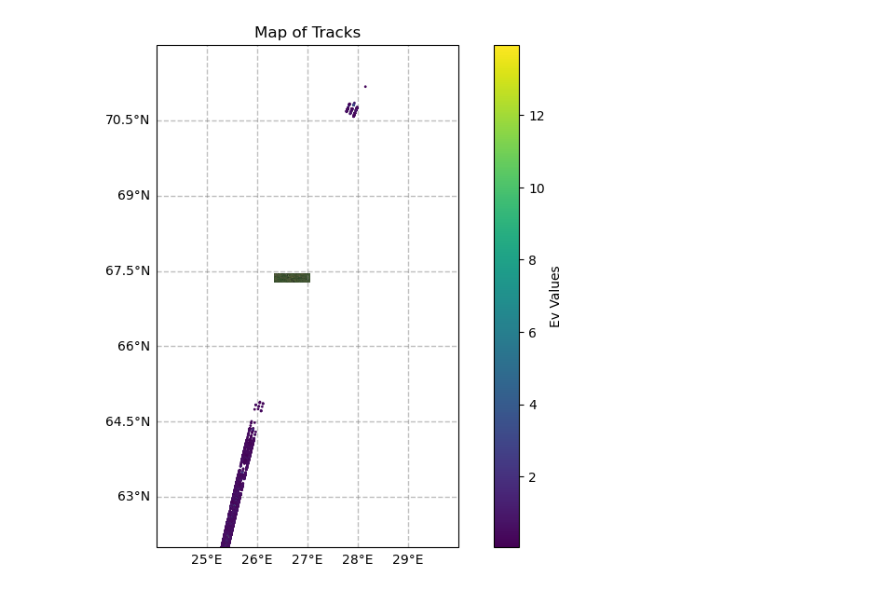
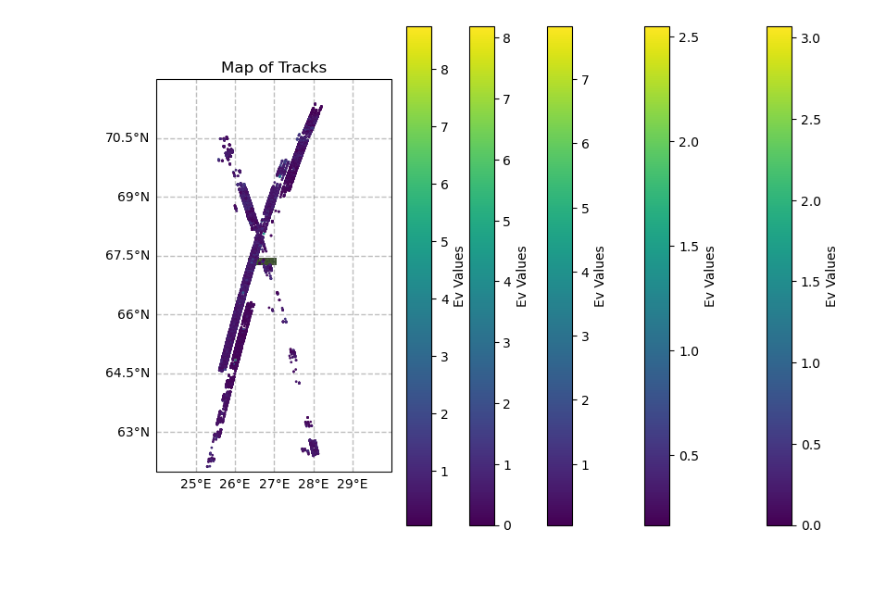
Before and after one commit to thomaslaraia/Snowstradamus, a Jupyter notebook: tracks_sodankyla.ipynb, the cells around one changed output. Cells and saved outputs as stored; diff of their text form; code cells hidden in the pictures.

```diff
--- a/tracks_sodankyla.ipynb
+++ b/tracks_sodankyla.ipynb
@@ -1,26 +1,28 @@
 # %%
 from scripts.track_pairs import *
 from scripts.show_tracks import *
 
 dirpath = '../data/sodankyla_full/'
 impath = '../data/sodankyla_cam/'
 # all_ATL03, all_ATL08, failed_ATL03 = track_pairs(dirpath, failed = True)
 all_ATL03, all_ATL08 = track_pairs(dirpath)
+N = len(all_ATL03)
 
 # extent = None
 extent = (24,30,62,72)
 fig, ax = map_setup(map_path = impath + '/sodankyla_cam_image.tiff', extent = extent)
 
 # ax = show_tracks_only_atl03(failed_ATL03, ax)
-ax = show_tracks([all_ATL03[0]], [all_ATL08[0]], ax, c='Ev', CBAR = 1)
+for i in range(N):
+    ax = show_tracks([all_ATL03[i]], [all_ATL08[i]], ax, c='Ev', CBAR = 1)
 
 # i = 5
 # ax = show_tracks([all_ATL03[i]], [all_ATL08[i]], ax, c='Eg', CBAR = 1)
 
 # Show the plot
 plt.show()
 
 # for f in failed_ATL03:
 #     print(f)
 # %% [output]
-[figure, old version]
+[figure, new version]
```
Also changed, not shown: parts of 1 cell of this notebook, 2 other files.
